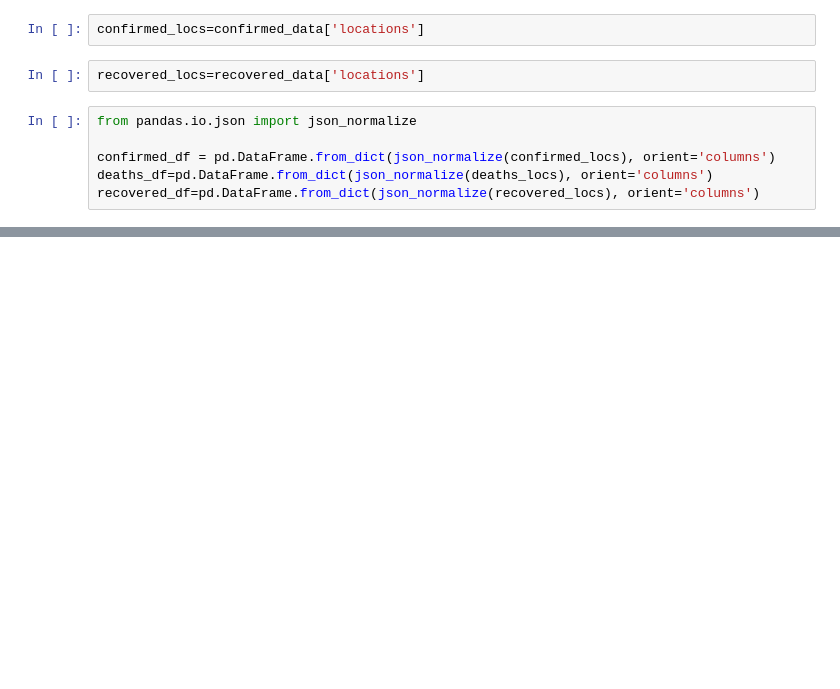
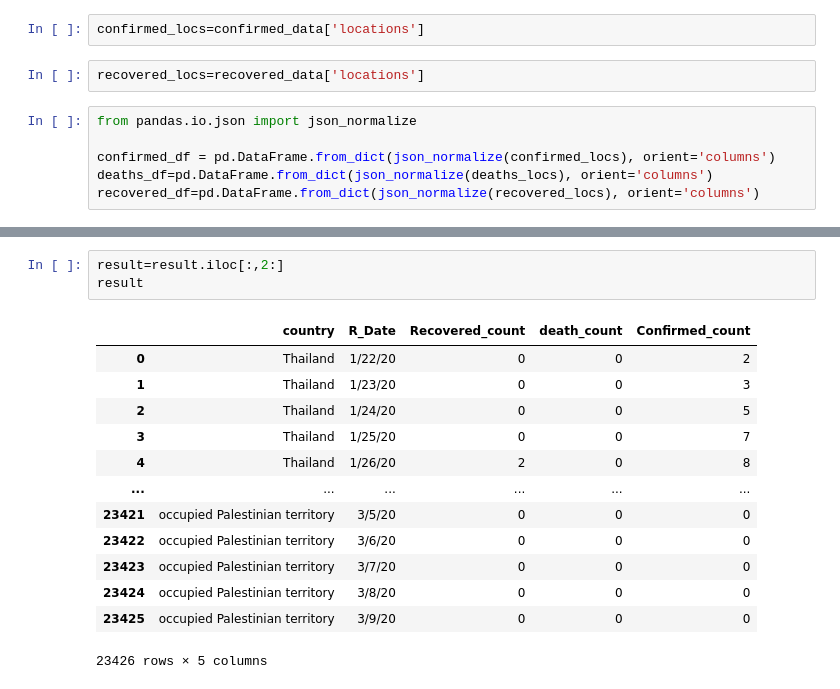
Before and after one commit to radhika1112/Real-time-COVID-19-analysis, a Jupyter notebook: COVID_19_Analysis_on_real_time_data.ipynb, the cells around one changed output, grey strips where cells are left out. Drawn from its saved outputs; the diff is of its cells as text; blank space fills up the shorter version.

```diff
--- a/COVID_19_Analysis_on_real_time_data.ipynb
+++ b/COVID_19_Analysis_on_real_time_data.ipynb
@@ -117,0 +151,17 @@ india_recovery=recovered_df1[recovered_df1['country']=='India']
+# %%
+result=result.iloc[:,2:]
+result
+# %% [output]
+|  | country | R_Date | Recovered_count | death_count | Confirmed_count |
+| 0 | Thailand | 1/22/20 | 0 | 0 | 2 |
+| 1 | Thailand | 1/23/20 | 0 | 0 | 3 |
+| 2 | Thailand | 1/24/20 | 0 | 0 | 5 |
+| 3 | Thailand | 1/25/20 | 0 | 0 | 7 |
+| 4 | Thailand | 1/26/20 | 2 | 0 | 8 |
+| ... | ... | ... | ... | ... | ... |
+| 23421 | occupied Palestinian territory | 3/5/20 | 0 | 0 | 0 |
+| 23422 | occupied Palestinian territory | 3/6/20 | 0 | 0 | 0 |
+| 23423 | occupied Palestinian territory | 3/7/20 | 0 | 0 | 0 |
+| 23424 | occupied Palestinian territory | 3/8/20 | 0 | 0 | 0 |
+| 23425 | occupied Palestinian territory | 3/9/20 | 0 | 0 | 0 |
+23426 rows × 5 columns
```
Also changed, not shown: parts of 21 cells of this notebook.
